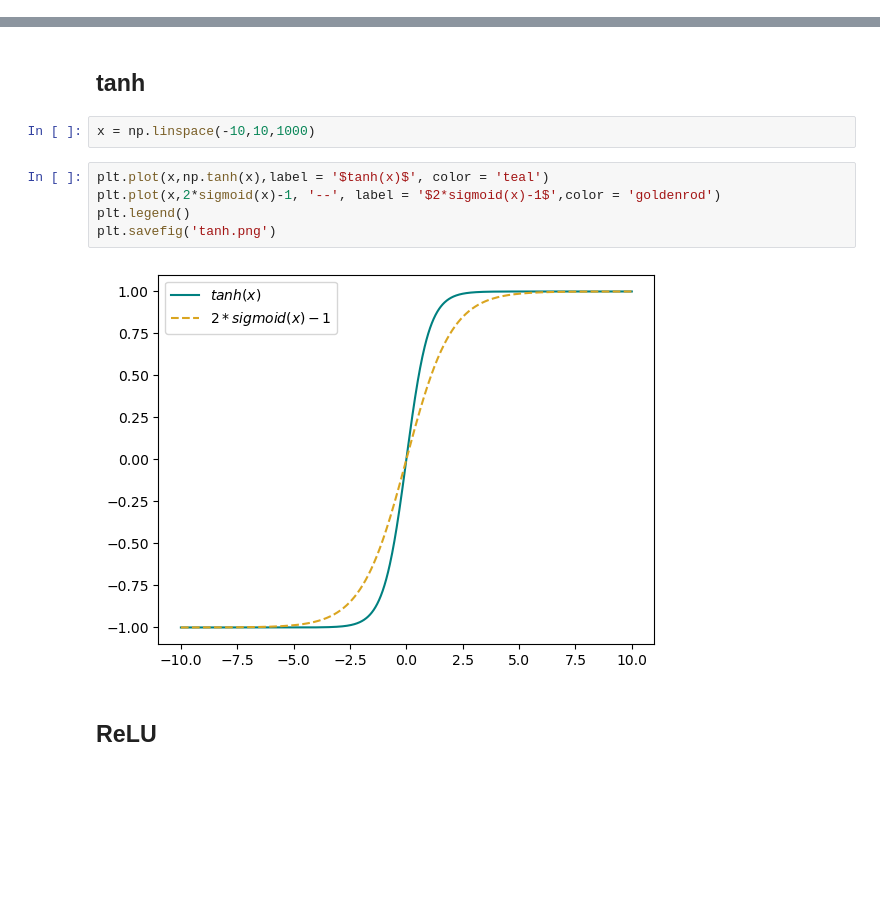
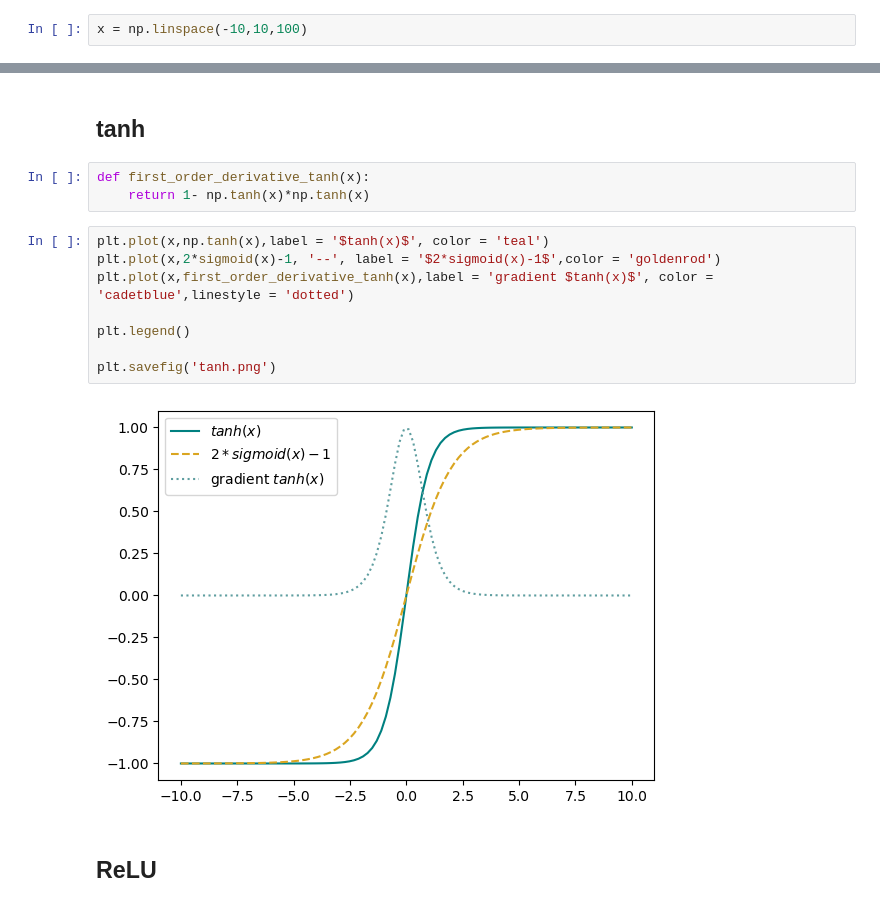
Before and after one commit to zinkx/zinkx.github.io, a Jupyter notebook: generate_plots.ipynb, the cells around one changed output, grey strips where cells are left out. Cells and saved outputs as stored; diff of their text form; blank space fills up the shorter version.

```diff
--- a/generate_plots.ipynb
+++ b/generate_plots.ipynb
@@ -2,6 +2,8 @@
 import numpy as np
 # %%
 import matplotlib.pyplot as plt
+# %%
+x = np.linspace(-10,10,100)
 # %% [markdown]
 ## sigmoid
 # %%
@@ -15,14 +22,18 @@ plt.savefig('sigmoid.png')
 # %% [markdown]
 ## tanh
-# %%
-x = np.linspace(-10,10,1000)
+# %%
+def first_order_derivative_tanh(x):
+    return 1- np.tanh(x)*np.tanh(x)
 # %%
 plt.plot(x,np.tanh(x),label = '$tanh(x)$', color = 'teal')
 plt.plot(x,2*sigmoid(x)-1, '--', label = '$2*sigmoid(x)-1$',color = 'goldenrod')
+plt.plot(x,first_order_derivative_tanh(x),label = 'gradient $tanh(x)$', color = 'cadetblue',linestyle = 'dotted')
+
 plt.legend()
+
 plt.savefig('tanh.png')
 # %% [output]
-[figure, old version]
+[figure, new version]
 # %% [markdown]
 ## ReLU
 # %%
```
Also changed, not shown: parts of 7 cells of this notebook, 1 other file.
